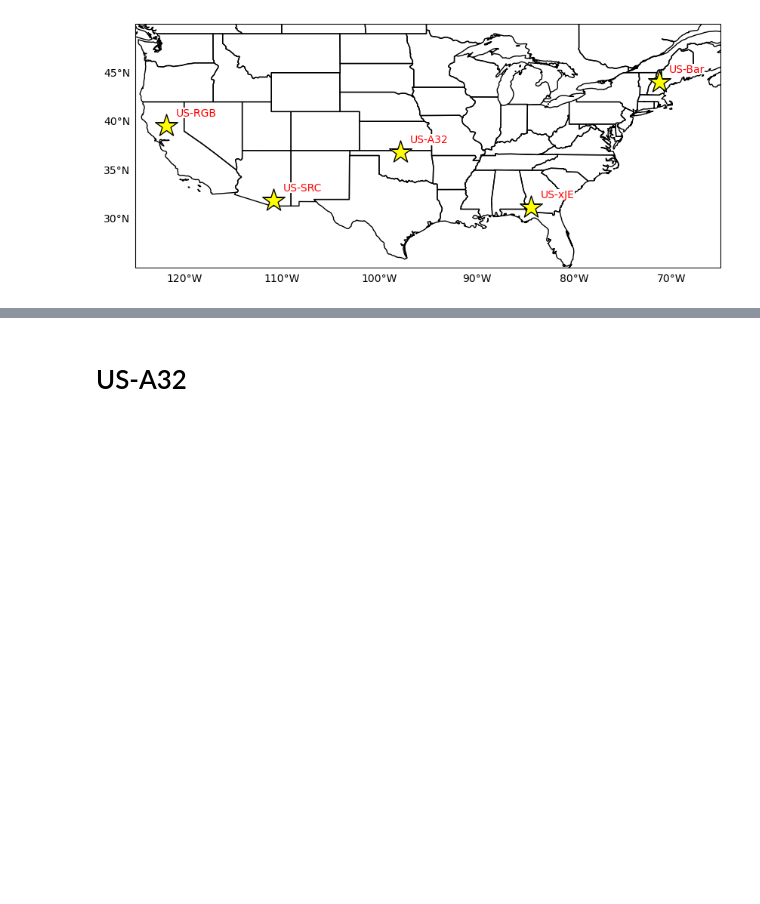
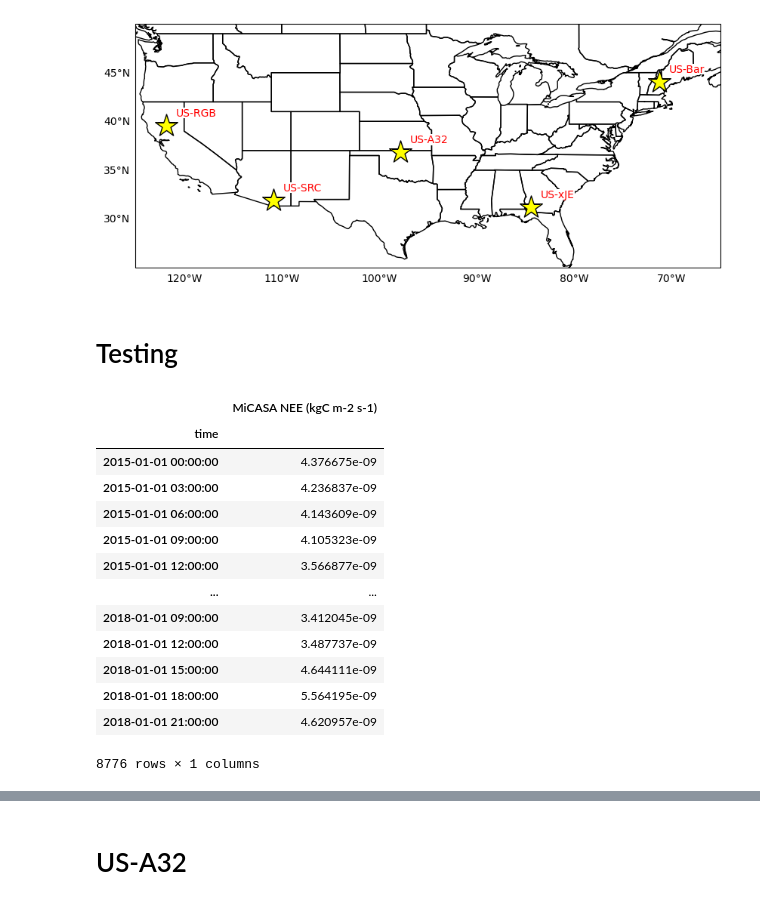
Before and after one commit to hannahzafar/FLUXNET-Model-comparison, a Jupyter notebook: comparison_HH.ipynb, the cells around one changed output, grey strips where cells are left out. Saved outputs shown, nothing was run; the diff lists cells and outputs as text; code cells hidden in the pictures; blank space fills up the shorter version.

```diff
--- a/comparison_HH.ipynb
+++ b/comparison_HH.ipynb
@@ -195,3 +200,5 @@ site_subset = ['Site ID',
                 'Climate Class Description (Koeppen)',
                 'Elevation (m)',
                 'Years of AmeriFlux FLUXNET Data']
+# %% [markdown]
+# Testing
@@ -197,0 +208,23 @@ site_subset = ['Site ID',
+# %%
+# Import micasa
+dir = 'output'
+filename = f'{site_ID}_micasa_{timedelta}.csv'
+path = os.path.join(dir, filename)
+micasa_ds = pd.read_csv(path,index_col=0)
+micasa_ds.index = pd.to_datetime(micasa_ds.index)
+micasa_ds
+# %% [output]
+|  | MiCASA NEE (kgC m-2 s-1) |
+| time |  |
+| 2015-01-01 00:00:00 | 4.376675e-09 |
+| 2015-01-01 03:00:00 | 4.236837e-09 |
+| 2015-01-01 06:00:00 | 4.143609e-09 |
+| 2015-01-01 09:00:00 | 4.105323e-09 |
+| 2015-01-01 12:00:00 | 3.566877e-09 |
+| ... | ... |
+| 2018-01-01 09:00:00 | 3.412045e-09 |
+| 2018-01-01 12:00:00 | 3.487737e-09 |
+| 2018-01-01 15:00:00 | 4.644111e-09 |
+| 2018-01-01 18:00:00 | 5.564195e-09 |
+| 2018-01-01 21:00:00 | 4.620957e-09 |
+8776 rows × 1 columns
```
Also changed, not shown: parts of 19 cells of this notebook, 1 other file.
